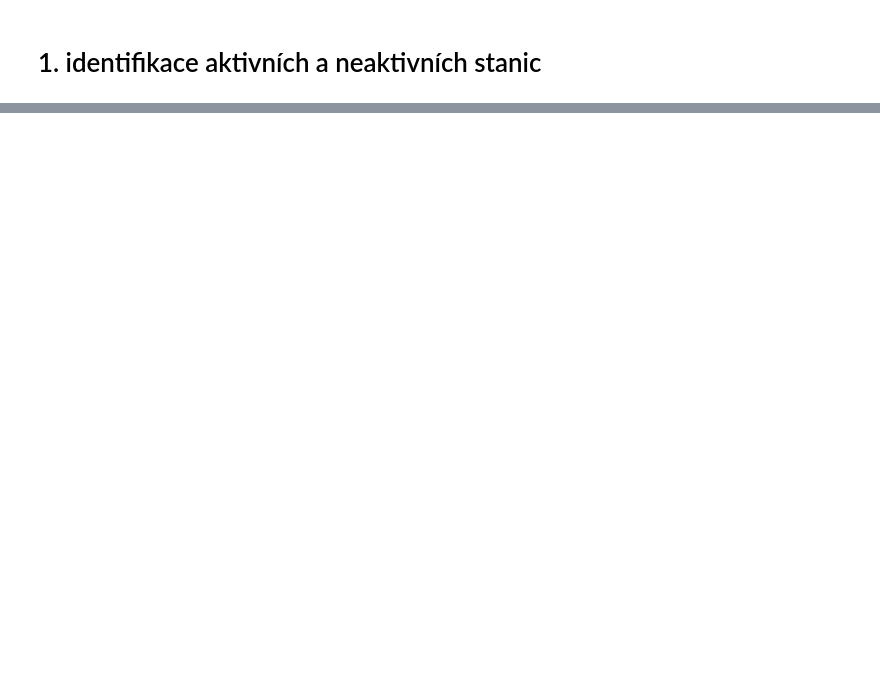
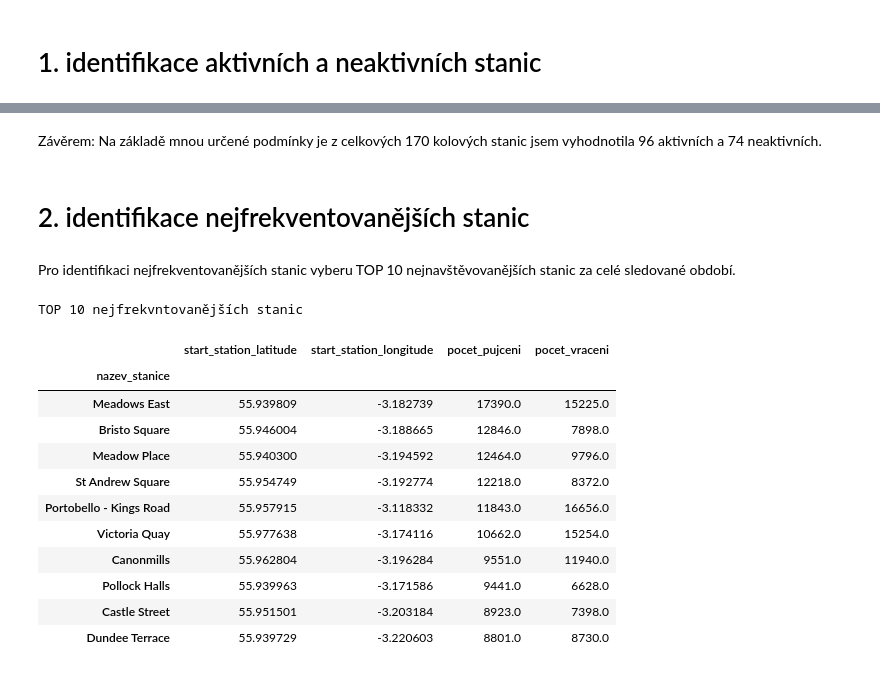
Before and after one commit to RadkaMat/p_Radka_Matouchova_projekt_Python, a Jupyter notebook: projekt.ipynb, the cells around one changed output, grey strips where cells are left out. Cells and saved outputs as stored; diff of their text form; code cells hidden in the pictures; blank space fills up the shorter version.

```diff
--- a/projekt.ipynb
+++ b/projekt.ipynb
@@ -145,0 +107,58 @@ data_f3[:-10]
+# %% [markdown]
+Závěrem: Na základě mnou určené podmínky je z celkových 170 kolových stanic jsem vyhodnotila 96 aktivních a 74 neaktivních.
+# %% [markdown]
+# 2. identifikace nejfrekventovanějších stanic
+# %% [markdown]
+Pro identifikaci nejfrekventovanějších stanic vyberu TOP 10 nejnavštěvovanějších stanic za celé sledované období.
+# %%
+#opětovné spojení tabulek, jen tady jsou ještě údaje navíc a to zěměpisná poloha stanic
+data3 = pd.read_sql(sql=
+
+'''SELECT
+         start_station_latitude,
+         start_station_longitude,
+         count(`start_station_name`) AS pocet_pujceni,
+         `start_station_name` AS nazev_stanice
+   FROM edinburgh_bikes
+   GROUP BY
+         `start_station_name`
+   ORDER BY
+          count(`start_station_name`) DESC
+'''
+                   , con=masina)
+data3 = data3.set_index(['nazev_stanice'])
+
+data4 = pd.read_sql(sql=
+
+'''SELECT
+          count(`end_station_name`) AS pocet_vraceni,
+         `end_station_name` AS nazev_stanice
+   FROM edinburgh_bikes
+   GROUP BY
+         `end_station_name`
+   ORDER BY
+          count(`end_station_name`) DESC
+'''
+                    , con=masina)
+data4 = data4.set_index(['nazev_stanice'])
+
+# Spojení dataframu
+data_f2 = pd.concat([data3, data4], axis=1)
+# %%
+top_10 = data_f2[:10]
+print('TOP 10 nejfrekvntovanějších stanic')
+top_10
+# %% [output]
+TOP 10 nejfrekvntovanějších stanic
+|  | start_station_latitude | start_station_longitude | pocet_pujceni | pocet_vraceni |
+| nazev_stanice |  |  |  |  |
+| Meadows East | 55.939809 | -3.182739 | 17390.0 | 15225.0 |
+| Bristo Square | 55.946004 | -3.188665 | 12846.0 | 7898.0 |
+| Meadow Place | 55.940300 | -3.194592 | 12464.0 | 9796.0 |
+| St Andrew Square | 55.954749 | -3.192774 | 12218.0 | 8372.0 |
+| Portobello - Kings Road | 55.957915 | -3.118332 | 11843.0 | 16656.0 |
+| Victoria Quay | 55.977638 | -3.174116 | 10662.0 | 15254.0 |
+| Canonmills | 55.962804 | -3.196284 | 9551.0 | 11940.0 |
+| Pollock Halls | 55.939963 | -3.171586 | 9441.0 | 6628.0 |
+| Castle Street | 55.951501 | -3.203184 | 8923.0 | 7398.0 |
+| Dundee Terrace | 55.939729 | -3.220603 | 8801.0 | 8730.0 |
```
Also changed, not shown: parts of 63 cells of this notebook.
